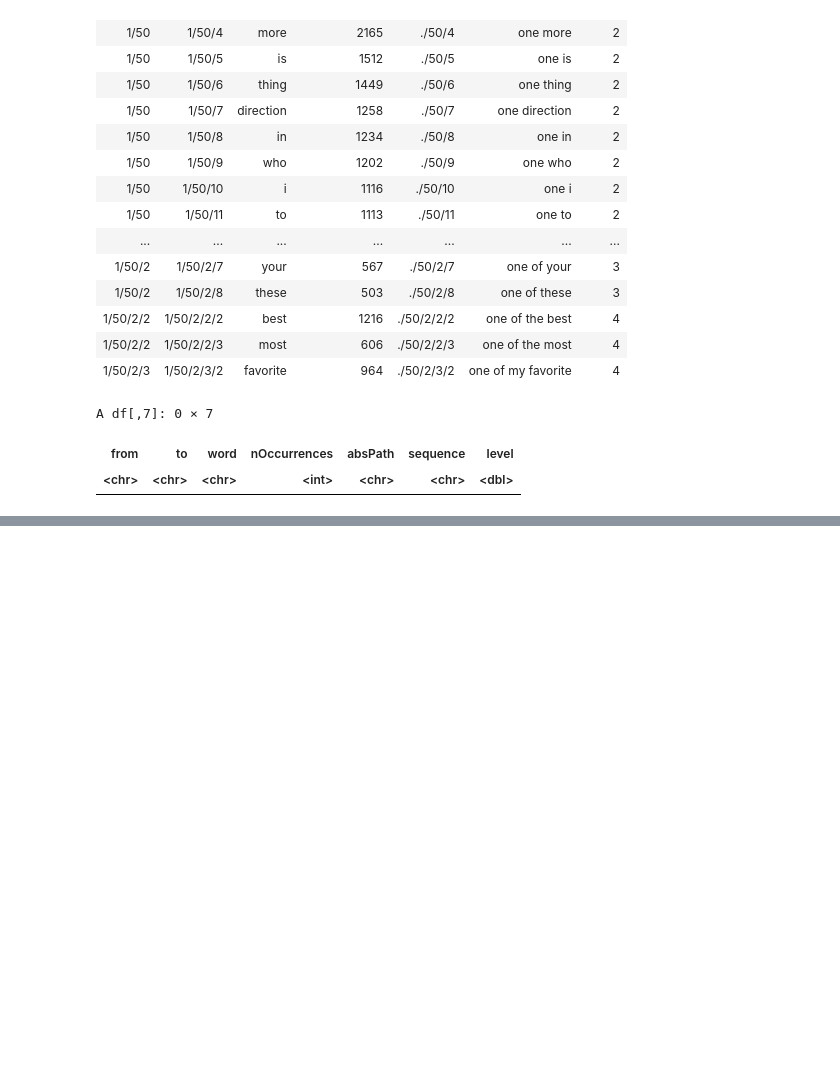
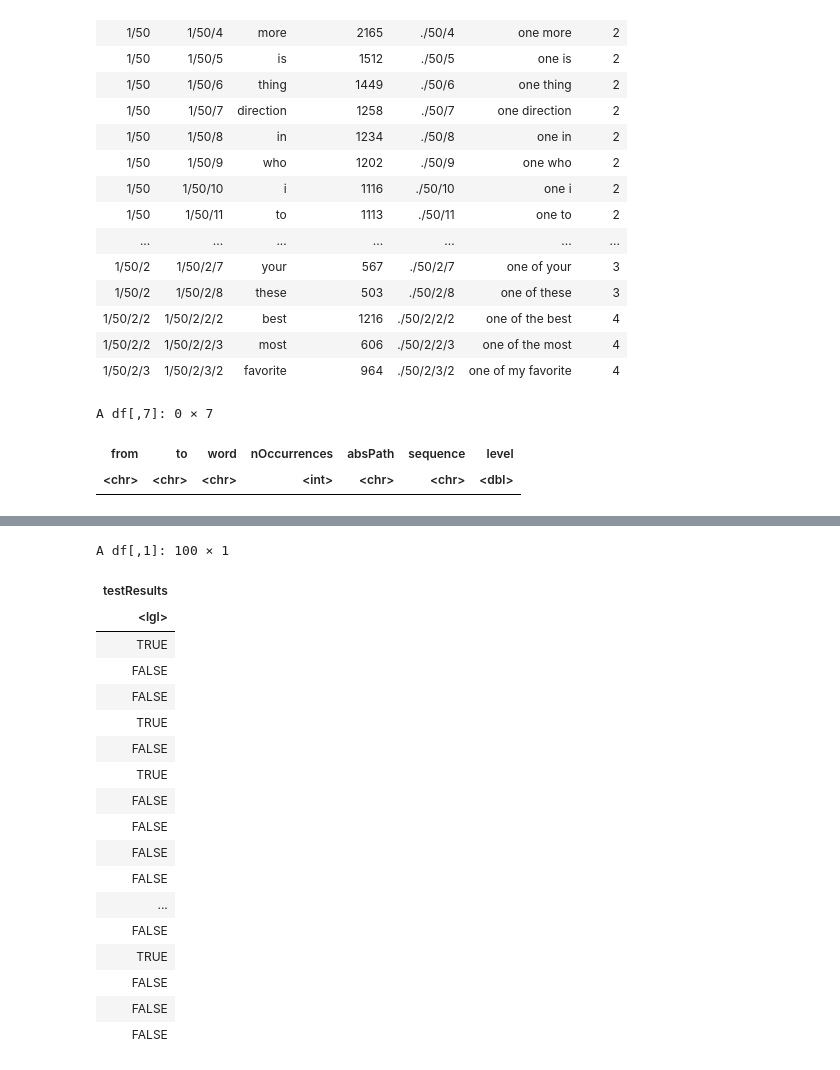
Before and after one commit to tim-fan/coursera_datascience_capstone, a Jupyter notebook: task1_gettingAndCleaningTheData/DiyTree.ipynb, the cells around one changed output, grey strips where cells are left out. Cells and saved outputs as stored; diff of their text form; code cells hidden in the pictures; blank space fills up the shorter version.

```diff
--- a/task1_gettingAndCleaningTheData/DiyTree.ipynb
+++ b/task1_gettingAndCleaningTheData/DiyTree.ipynb
@@ -647,0 +789,23 @@ A tibble: 2269 × 2
+# %%
+results <- runNTests(100, model=rootNode, corpus=words)
+results
+# %% [output]
+A df[,1]: 100 × 1
+| testResults |
+| <lgl> |
+| TRUE |
+| FALSE |
+| FALSE |
+| TRUE |
+| FALSE |
+| TRUE |
+| FALSE |
+| FALSE |
+| FALSE |
+| FALSE |
+| ... |
+| FALSE |
+| TRUE |
+| FALSE |
+| FALSE |
+| FALSE |
```
Also changed, not shown: parts of 20 cells of this notebook, 1 other file.
